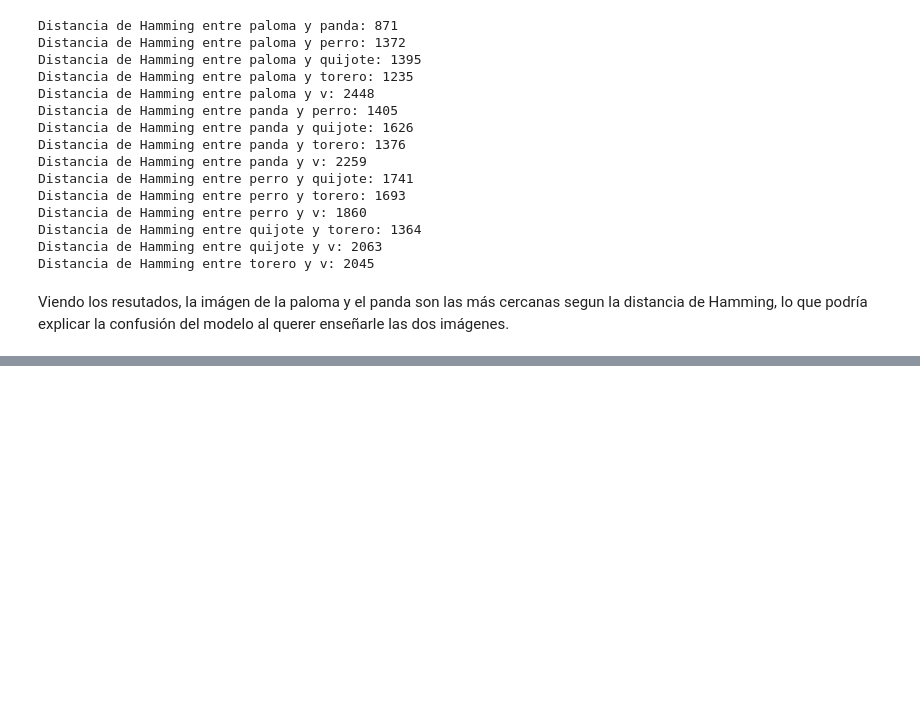
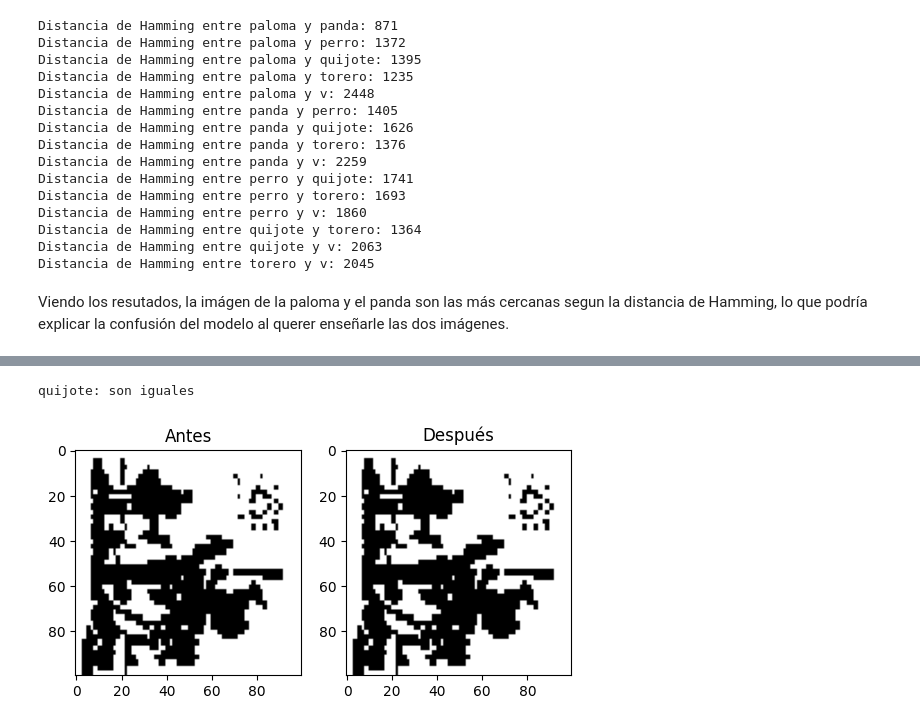
Before and after one commit to Icavicchioli/Redes-neuronales, a Jupyter notebook: Ej1_tp1.ipynb, the cells around one changed output, grey strips where cells are left out. Saved outputs shown, nothing was run; the diff lists cells and outputs as text; code cells hidden in the pictures; blank space fills up the shorter version.

```diff
--- a/Ej1_tp1.ipynb
+++ b/Ej1_tp1.ipynb
@@ -546,0 +581,6 @@ En resumen, la red de 60x60 no fue capaz de aprender todas las imágenes, y se c
+# %%
+step = chequear_memoria("quijote:",W3,quijote_res)
+mostrar_par_antes_desp_img(quijote_res,step,forma)
+# %% [output]
+quijote: son iguales
+[figure, added]
```
Also changed, not shown: parts of 12 cells of this notebook, 1 other file.
